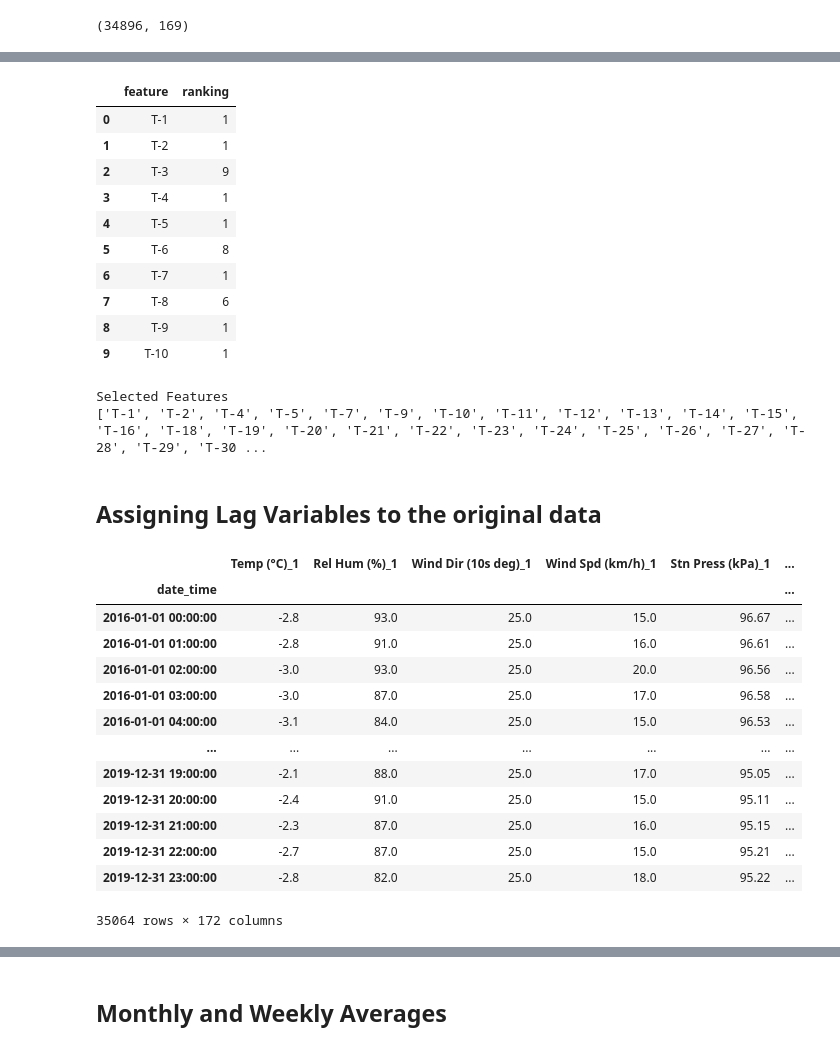
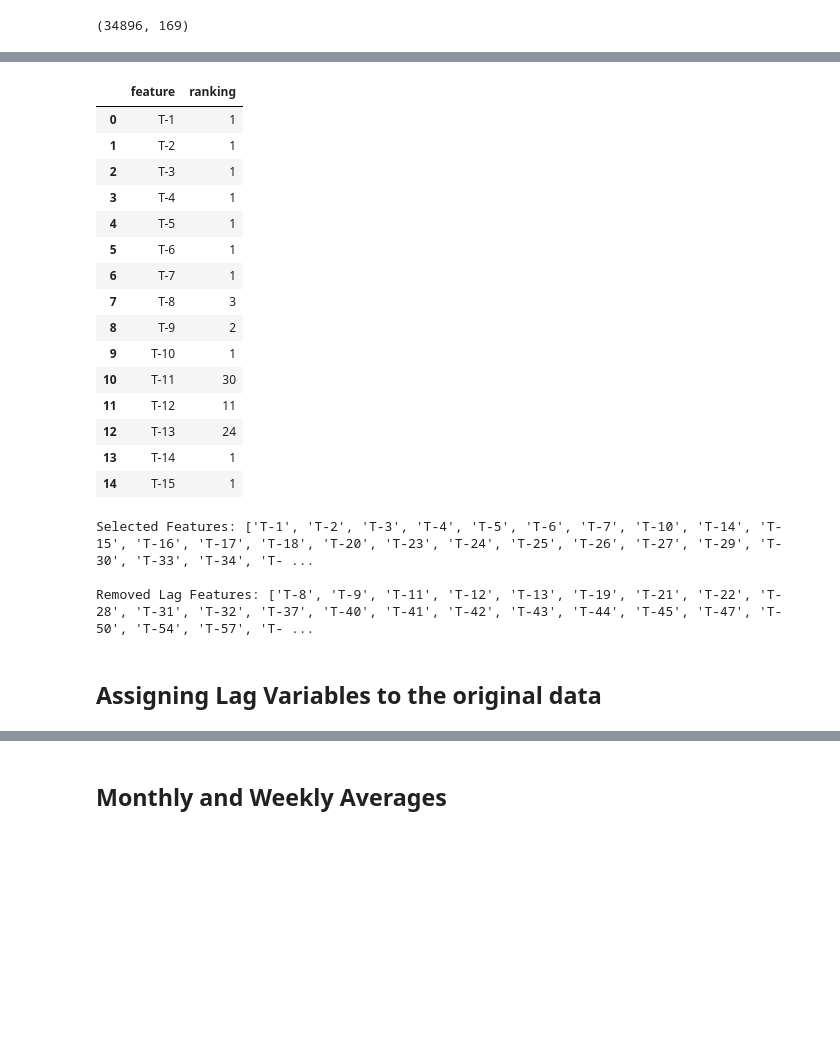
Before and after one commit to camadi/Ontario_Hourly_Electricity_Demand_Forecast, a Jupyter notebook: src/market_demand_prediction.ipynb, the cells around one changed output, grey strips where cells are left out. Saved outputs shown, nothing was run; the diff lists cells and outputs as text; code cells hidden in the pictures; blank space fills up the shorter version.

```diff
--- a/src/market_demand_prediction.ipynb
+++ b/src/market_demand_prediction.ipynb
@@ -412,3 +471,5 @@ def top_abs_correlations(df, n=5):
     labels_to_drop = redundant_feature_pairs(df)
     feat_corr = feat_corr.drop(labels=labels_to_drop).sort_values(ascending=False)
     return feat_corr[0:n]
+
+weather_ieso_df = drop_correlated_features(data = weather_ieso_data, corr_threshold = 0.8)
@@ -437,5 +476,3 @@ dtype: float64
-# %%
-weather_ieso_df = drop_correlated_features(data = weather_ieso_df, corr_threshold = 0.8)
 # %%
 top_abs_correlations(weather_ieso_df, 20)
 # %% [output]
@@ -505,0 +519,10 @@ Wall time: 49min 4s
+# %%
+%%time
+random.seed(1)
+X = lag_df.drop('market_demand', axis = 1)
+y = lag_df['market_demand']
+
+# automatically choose the number of features
+rfe_cv = RFECV(estimator=LinearRegression(), step = 2, cv = 5, min_features_to_select = 50)
+rfe_cv.fit(X, y);
+print("Number of selected features:", rfe_cv.n_features_)
@@ -506,31 +533,40 @@ Wall time: 49min 4s
 # %%
-ranking_df = pd.DataFrame(rfe.ranking_, names).reset_index()
-ranking_df.columns = ('feature', 'ranking')
-ranking_df.head(10)
+rfe_ranking_df = pd.DataFrame(rfe_cv.ranking_, names).reset_index()
+rfe_ranking_df.columns = ('feature', 'ranking')
+rfe_ranking_df.head(15)
 # %% [output]
 |  | feature | ranking |
 | 0 | T-1 | 1 |
 | 1 | T-2 | 1 |
-| 2 | T-3 | 9 |
+| 2 | T-3 | 1 |
 | 3 | T-4 | 1 |
 | 4 | T-5 | 1 |
-| 5 | T-6 | 8 |
+| 5 | T-6 | 1 |
 | 6 | T-7 | 1 |
-| 7 | T-8 | 6 |
-| 8 | T-9 | 1 |
+| 7 | T-8 | 3 |
+| 8 | T-9 | 2 |
 | 9 | T-10 | 1 |
+| 10 | T-11 | 30 |
+| 11 | T-12 | 11 |
+| 12 | T-13 | 24 |
+| 13 | T-14 | 1 |
+| 14 | T-15 | 1 |
 # %%
 # Selected lag features
 selected_features = []
-names = lag_df.columns.values[1:]
-for i in range(len(fit.support_)):
-    if fit.support_[i]:
+not_selected_features = []
+for i in range(len(rfe_cv.support_)):
+    if rfe_cv.support_[i]:
         selected_features.append(names[i])
-print("Selected Features")
-print(selected_features)
+    else:
+        not_selected_features.append(names[i])
+print("Selected Features:", selected_features)
+print("")
+print("Removed Lag Features:", not_selected_features)
 # %% [output]
-Selected Features
-['T-1', 'T-2', 'T-4', 'T-5', 'T-7', 'T-9', 'T-10', 'T-11', 'T-12', 'T-13', 'T-14', 'T-15', 'T-16', 'T-18', 'T-19', 'T-20', 'T-21', 'T-22', 'T-23', 'T-24', 'T-25', 'T-26', 'T-27', 'T-28', 'T-29', 'T-30 ...
+Selected Features: ['T-1', 'T-2', 'T-3', 'T-4', 'T-5', 'T-6', 'T-7', 'T-10', 'T-14', 'T-15', 'T-16', 'T-17', 'T-18', 'T-20', 'T-23', 'T-24', 'T-25', 'T-26', 'T-27', 'T-29', 'T-30', 'T-33', 'T-34', 'T- ...
+
+Removed Lag Features: ['T-8', 'T-9', 'T-11', 'T-12', 'T-13', 'T-19', 'T-21', 'T-22', 'T-28', 'T-31', 'T-32', 'T-37', 'T-40', 'T-41', 'T-42', 'T-43', 'T-44', 'T-45', 'T-47', 'T-50', 'T-54', 'T-57', 'T- ...
 # %% [markdown]
 ## Assigning Lag Variables to the original data
 # %%
@@ -541,17 +576,0 @@ for i in range(1, 169):
-# %%
-weather_ieso_df
-# %% [output]
-|  | Temp (°C)_1 | Rel Hum (%)_1 | Wind Dir (10s deg)_1 | Wind Spd (km/h)_1 | Stn Press (kPa)_1 | ... |
-| date_time |  |  |  |  |  | ... |
-| 2016-01-01 00:00:00 | -2.8 | 93.0 | 25.0 | 15.0 | 96.67 | ... |
-| 2016-01-01 01:00:00 | -2.8 | 91.0 | 25.0 | 16.0 | 96.61 | ... |
-| 2016-01-01 02:00:00 | -3.0 | 93.0 | 25.0 | 20.0 | 96.56 | ... |
-| 2016-01-01 03:00:00 | -3.0 | 87.0 | 25.0 | 17.0 | 96.58 | ... |
-| 2016-01-01 04:00:00 | -3.1 | 84.0 | 25.0 | 15.0 | 96.53 | ... |
-| ... | ... | ... | ... | ... | ... | ... |
-| 2019-12-31 19:00:00 | -2.1 | 88.0 | 25.0 | 17.0 | 95.05 | ... |
-| 2019-12-31 20:00:00 | -2.4 | 91.0 | 25.0 | 15.0 | 95.11 | ... |
-| 2019-12-31 21:00:00 | -2.3 | 87.0 | 25.0 | 16.0 | 95.15 | ... |
-| 2019-12-31 22:00:00 | -2.7 | 87.0 | 25.0 | 15.0 | 95.21 | ... |
-| 2019-12-31 23:00:00 | -2.8 | 82.0 | 25.0 | 18.0 | 95.22 | ... |
-35064 rows × 172 columns
```
Also changed, not shown: parts of 43 cells of this notebook.
